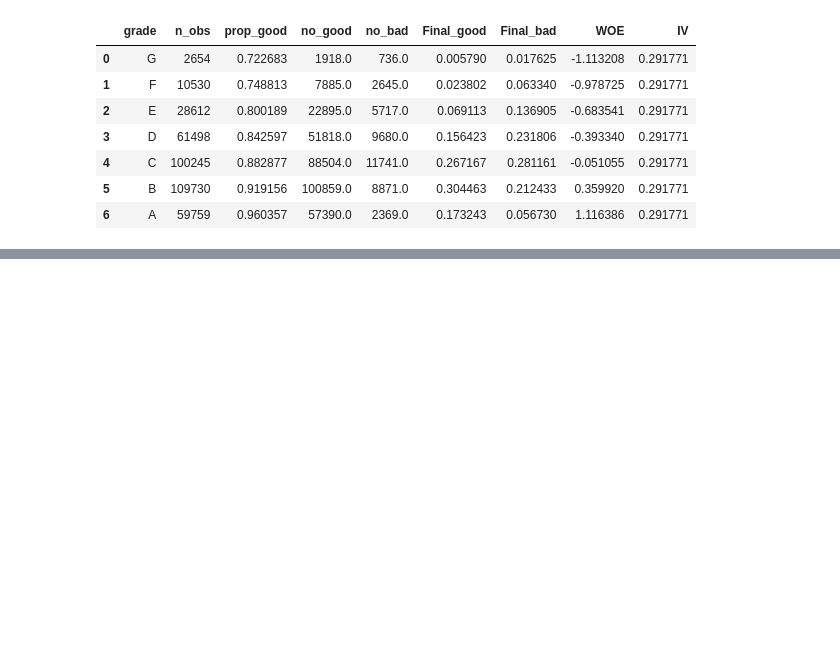
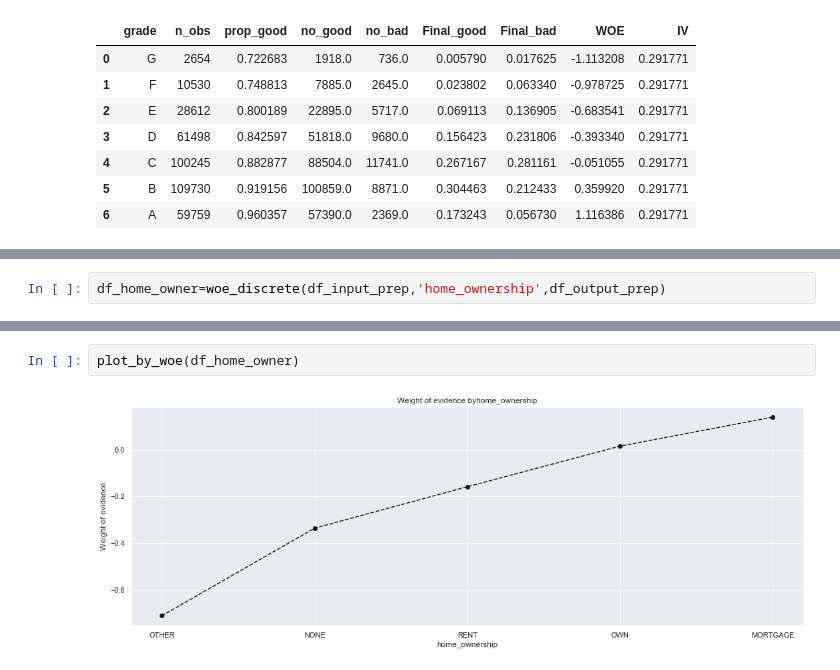
Before and after one commit to BAGLAT/Credit-Risk-Modeling, a Jupyter notebook: Credit Risk Modeling.ipynb, the cells around one changed output, grey strips where cells are left out. Saved outputs shown, nothing was run; the diff lists cells and outputs as text; blank space fills up the shorter version.

```diff
--- a/Credit Risk Modeling.ipynb
+++ b/Credit Risk Modeling.ipynb
@@ -818,0 +853,2 @@ df_temp
+# %%
+df_home_owner=woe_discrete(df_input_prep,'home_ownership',df_output_prep)
@@ -818,0 +873,4 @@ df_temp
+# %%
+plot_by_woe(df_home_owner)
+# %% [output]
+[figure, added]
```
Also changed, not shown: parts of 32 cells of this notebook.
